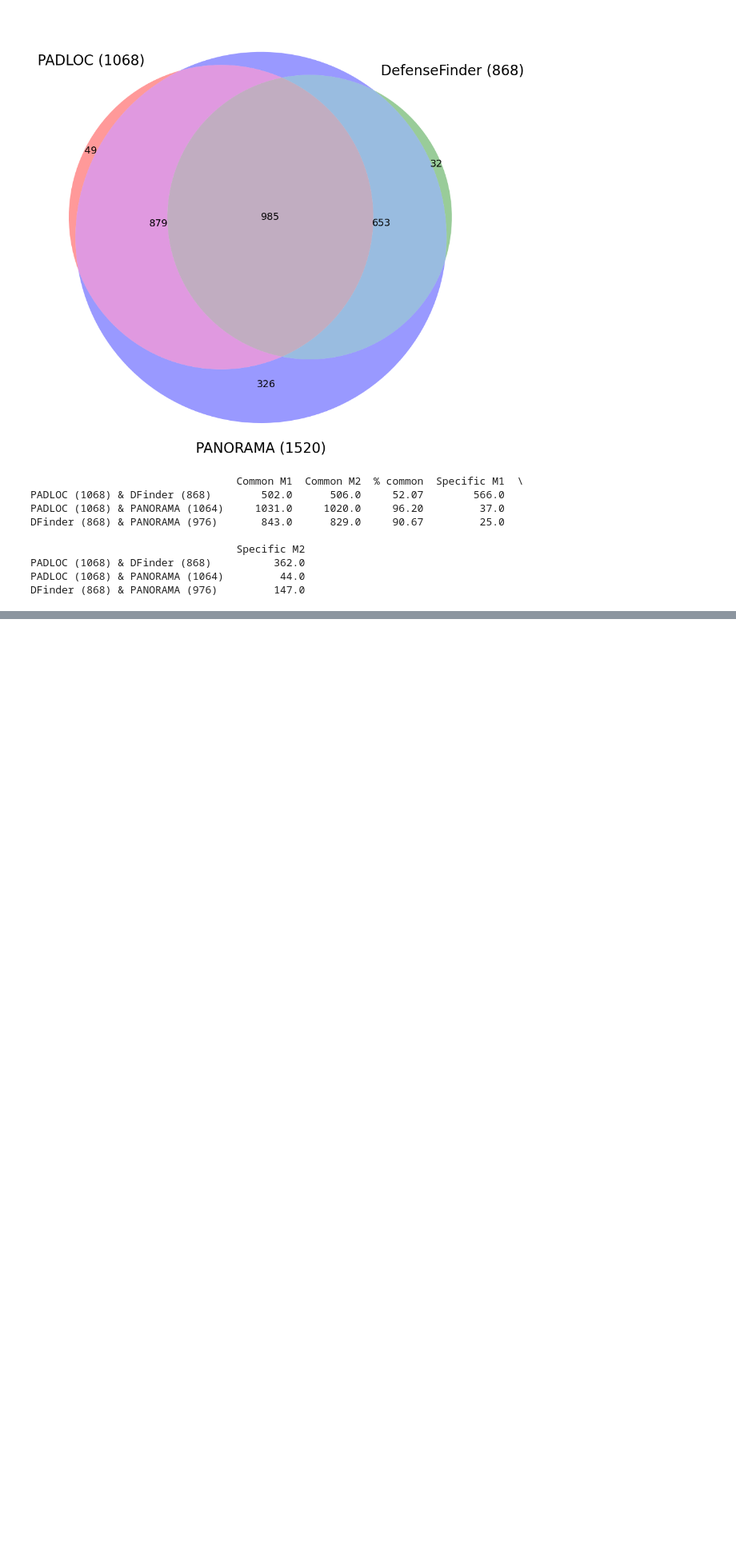
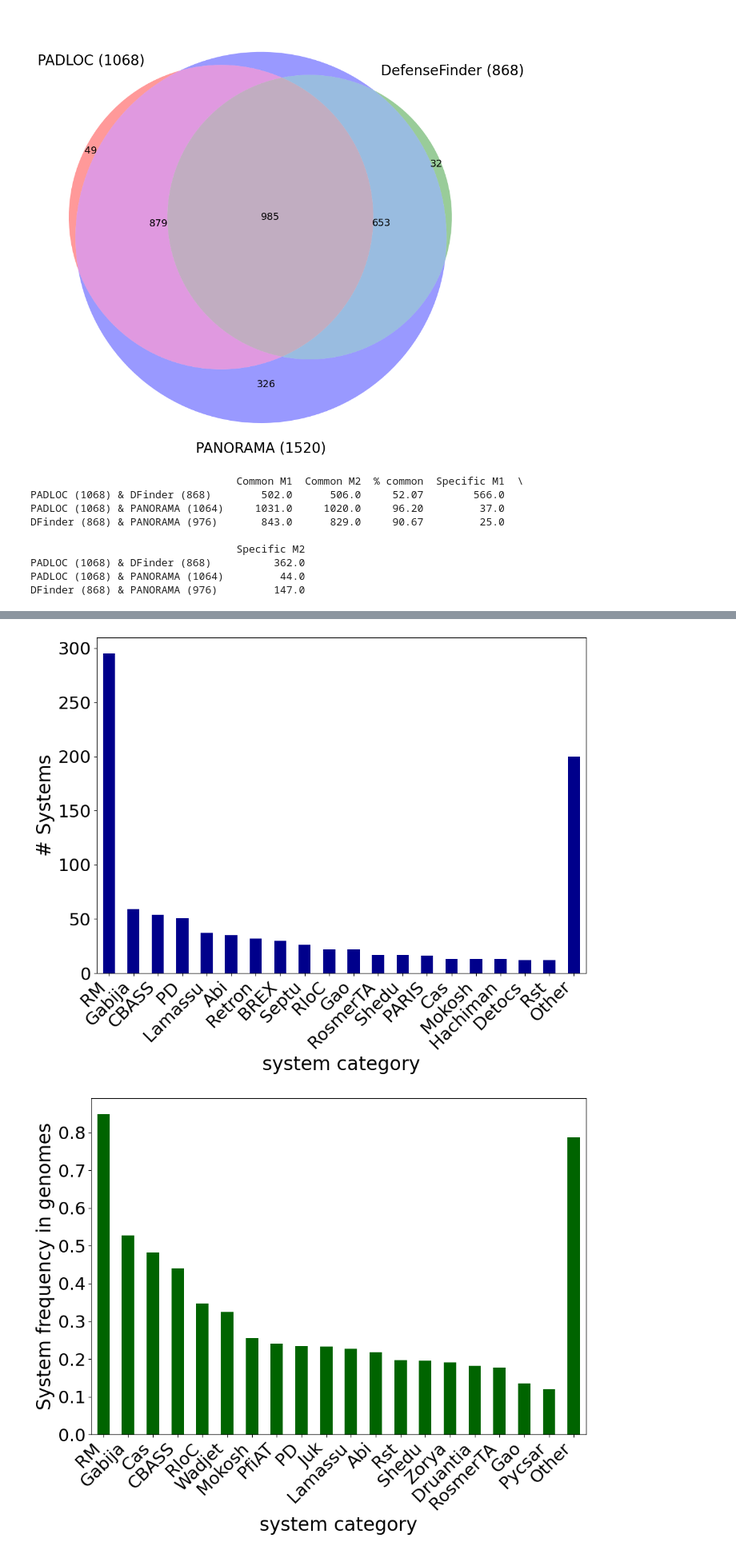
Before and after one commit to jpjarnoux/PANORAMA_article, a Jupyter notebook: main.ipynb, the cells around one changed output, grey strips where cells are left out. Shown at 80% size. Cells and saved outputs as stored; diff of their text form; code cells hidden in the pictures; blank space fills up the shorter version.

Commit message:
Generate figure 3

```diff
--- a/main.ipynb
+++ b/main.ipynb
@@ -152,0 +164,26 @@ DFinder (868) & PANORAMA (976)         147.0
+# %%
+import pandas as pd
+from sources.dev_utils import type2category
+from sources.system_analyses import plot_occurrences_and_fraction
+
+MODELS = Path("DATA/Models/defense-finder/models_list.tsv")
+RESULTS = PANORAMA_DFINDER_RES / 'systems.tsv'
+NB_GROUP = 20
+NB_COLS = 55
+NB_SPOTS = 7
+FIGSIZE = (40, 20)
+REVERSE = False
+BAR_COLORS = ("darkblue", "darkgreen", "darkorange")
+
+systems_data = pd.read_csv(RESULTS, sep='\t',
+                           usecols=["system number", "system name", "organism",
+                                    "model_GF", "partition", "spots"])
+
+# Add the system category grouping
+systems_data['system category'] = systems_data['system name'].map(type2category)
+
+plot_occurrences_and_fraction(systems_data, MODELS, NB_GROUP, field='system category', output=OUTPUT,
+                              kind="bar", reverse=REVERSE, bar_colors=BAR_COLORS)
+# %% [output]
+[figure, added]
+[figure, added]
```
Also changed, not shown: parts of 4 cells of this notebook, 3 other files.
